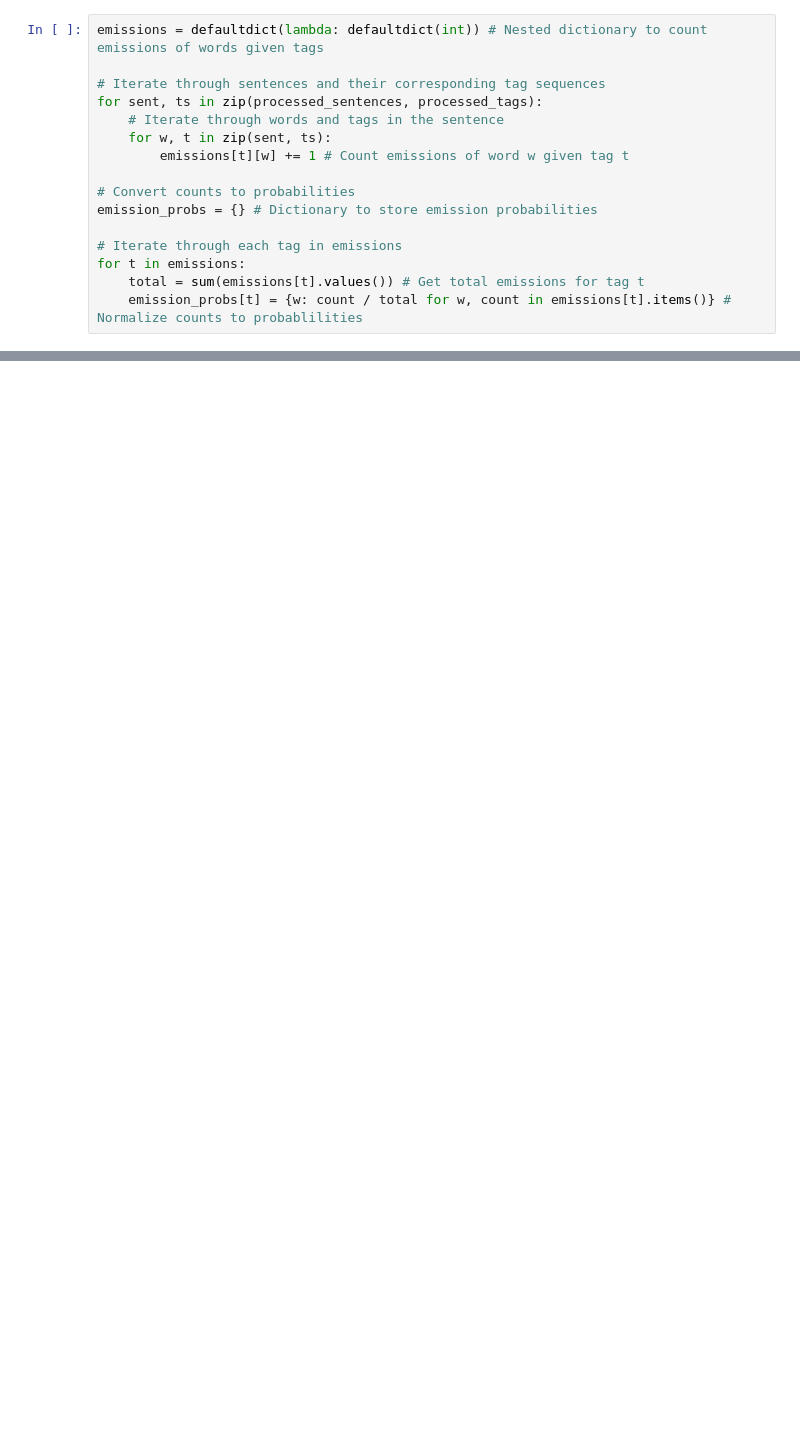
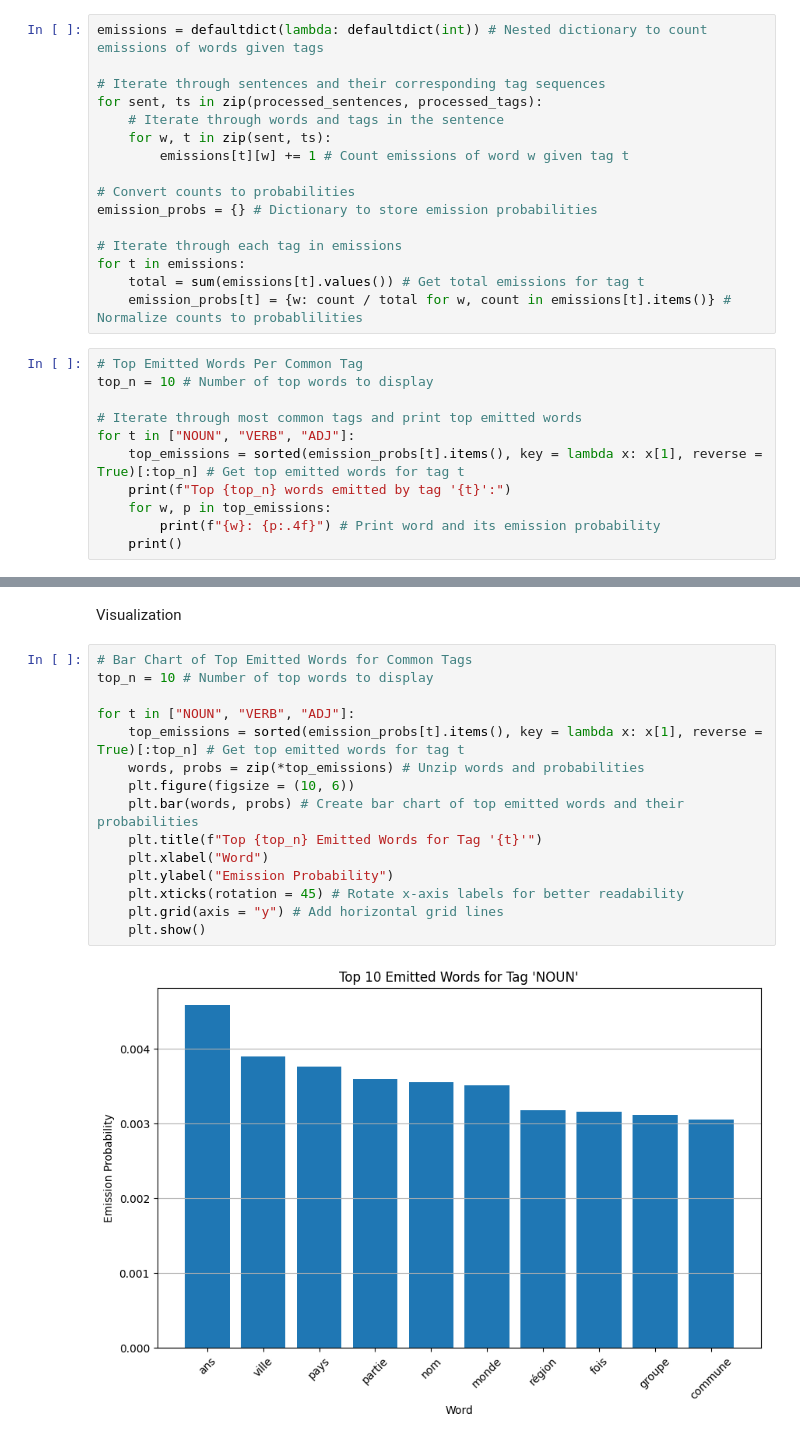
Before and after one commit to Damien-88/NLP_Prep, a Jupyter notebook: Phase1_Foundations/Week2_French_POS.ipynb, the cells around one changed output, grey strips where cells are left out. Drawn from its saved outputs; the diff is of its cells as text; blank space fills up the shorter version.

```diff
--- a/Phase1_Foundations/Week2_French_POS.ipynb
+++ b/Phase1_Foundations/Week2_French_POS.ipynb
@@ -166,3 +209,14 @@ emission_probs = {} # Dictionary to store emission probabilities
 for t in emissions:
     total = sum(emissions[t].values()) # Get total emissions for tag t
     emission_probs[t] = {w: count / total for w, count in emissions[t].items()} # Normalize counts to probablilities
+# %%
+# Top Emitted Words Per Common Tag
+top_n = 10 # Number of top words to display
+
+# Iterate through most common tags and print top emitted words
+for t in ["NOUN", "VERB", "ADJ"]:
+    top_emissions = sorted(emission_probs[t].items(), key = lambda x: x[1], reverse = True)[:top_n] # Get top emitted words for tag t
+    print(f"Top {top_n} words emitted by tag '{t}':")
+    for w, p in top_emissions:
+        print(f"{w}: {p:.4f}") # Print word and its emission probability
+    print()
@@ -168,0 +241,19 @@ for t in emissions:
+# %% [markdown]
+Visualization
+# %%
+# Bar Chart of Top Emitted Words for Common Tags
+top_n = 10 # Number of top words to display
+
+for t in ["NOUN", "VERB", "ADJ"]:
+    top_emissions = sorted(emission_probs[t].items(), key = lambda x: x[1], reverse = True)[:top_n] # Get top emitted words for tag t
+    words, probs = zip(*top_emissions) # Unzip words and probabilities
+    plt.figure(figsize = (10, 6))
+    plt.bar(words, probs) # Create bar chart of top emitted words and their probabilities
+    plt.title(f"Top {top_n} Emitted Words for Tag '{t}'")
+    plt.xlabel("Word")
+    plt.ylabel("Emission Probability")
+    plt.xticks(rotation = 45) # Rotate x-axis labels for better readability
+    plt.grid(axis = "y") # Add horizontal grid lines
+    plt.show()
+# %% [output]
+[figure, added]
```
Also changed, not shown: parts of 19 cells of this notebook, 1 other file.
